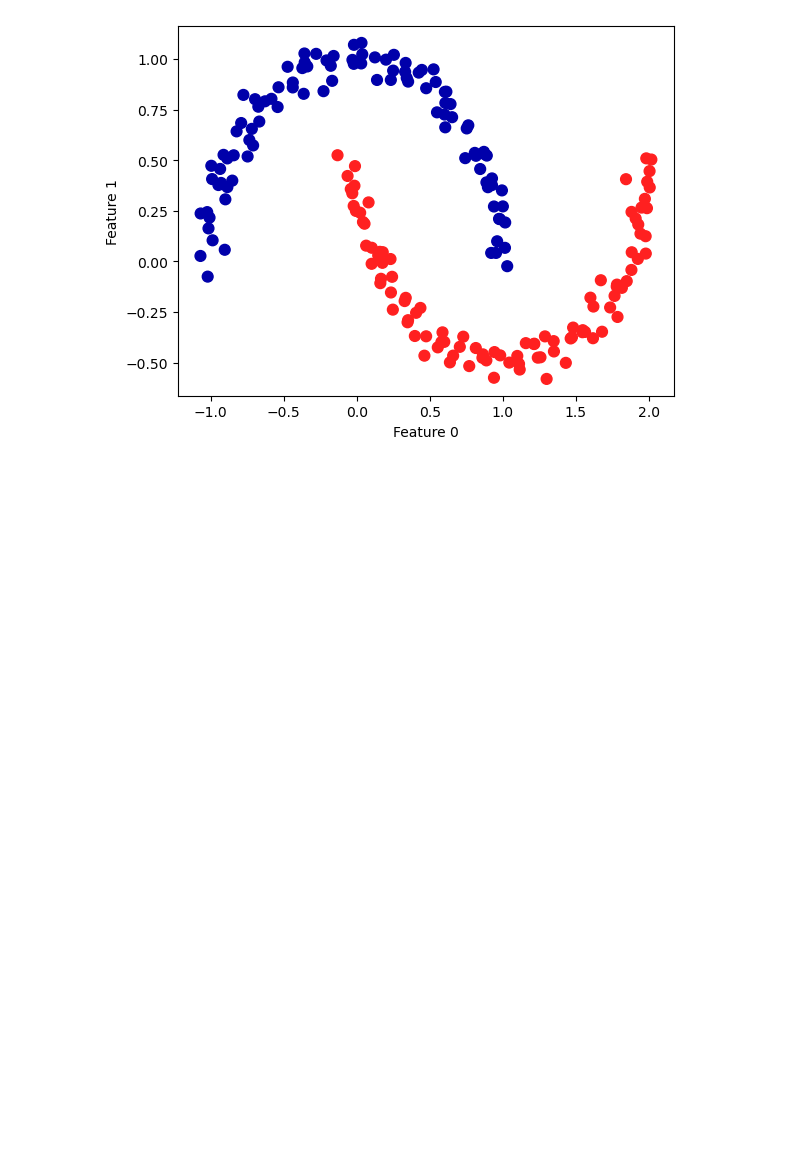
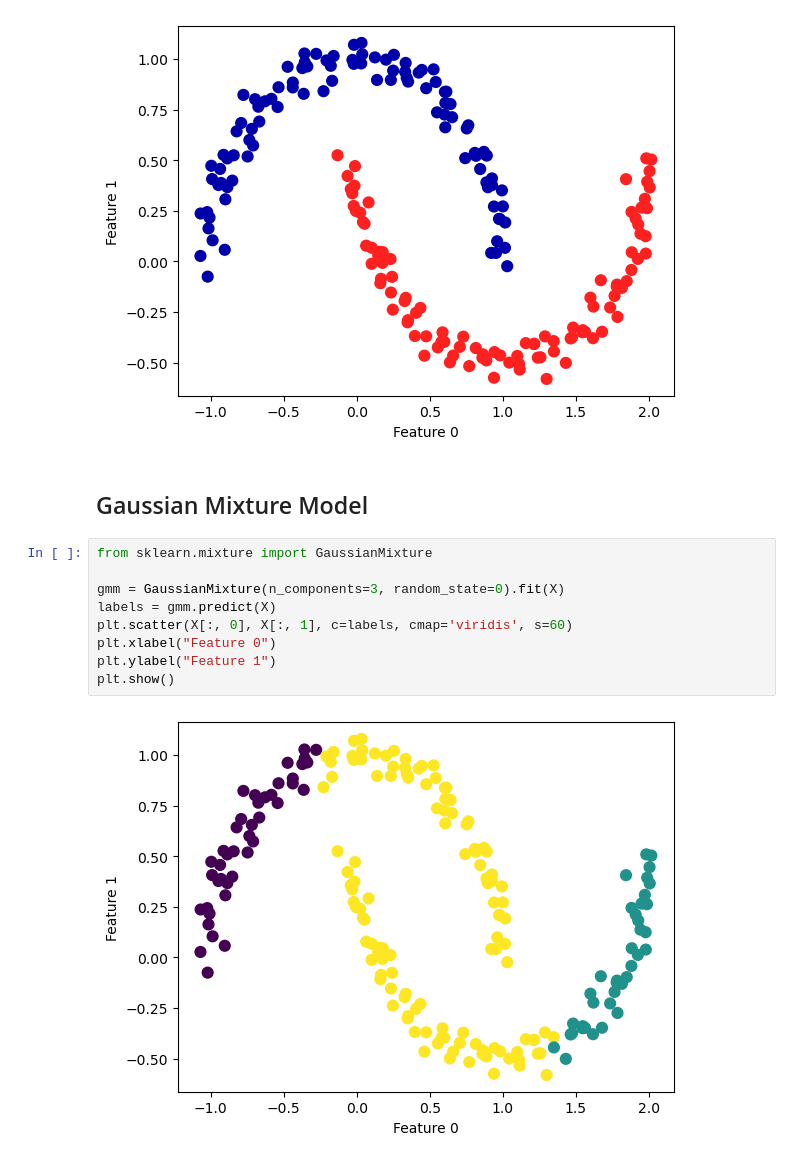
Before and after one commit to Celesca/Hands-on-ML, a Jupyter notebook: Lecture8_Unsupervised/Lecture8_Unsupervised.ipynb, the cells around one changed output. Saved outputs shown, nothing was run; the diff lists cells and outputs as text; blank space fills up the shorter version.

```diff
--- a/Lecture8_Unsupervised/Lecture8_Unsupervised.ipynb
+++ b/Lecture8_Unsupervised/Lecture8_Unsupervised.ipynb
@@ -58,3 +58,16 @@ plt.ylabel("Feature 1")
 plt.show()
 # %% [output]
 [figure]
+# %% [markdown]
+## Gaussian Mixture Model
+# %%
+from sklearn.mixture import GaussianMixture
+
+gmm = GaussianMixture(n_components=3, random_state=0).fit(X)
+labels = gmm.predict(X)
+plt.scatter(X[:, 0], X[:, 1], c=labels, cmap='viridis', s=60)
+plt.xlabel("Feature 0")
+plt.ylabel("Feature 1")
+plt.show()
+# %% [output]
+[figure, added]
```
